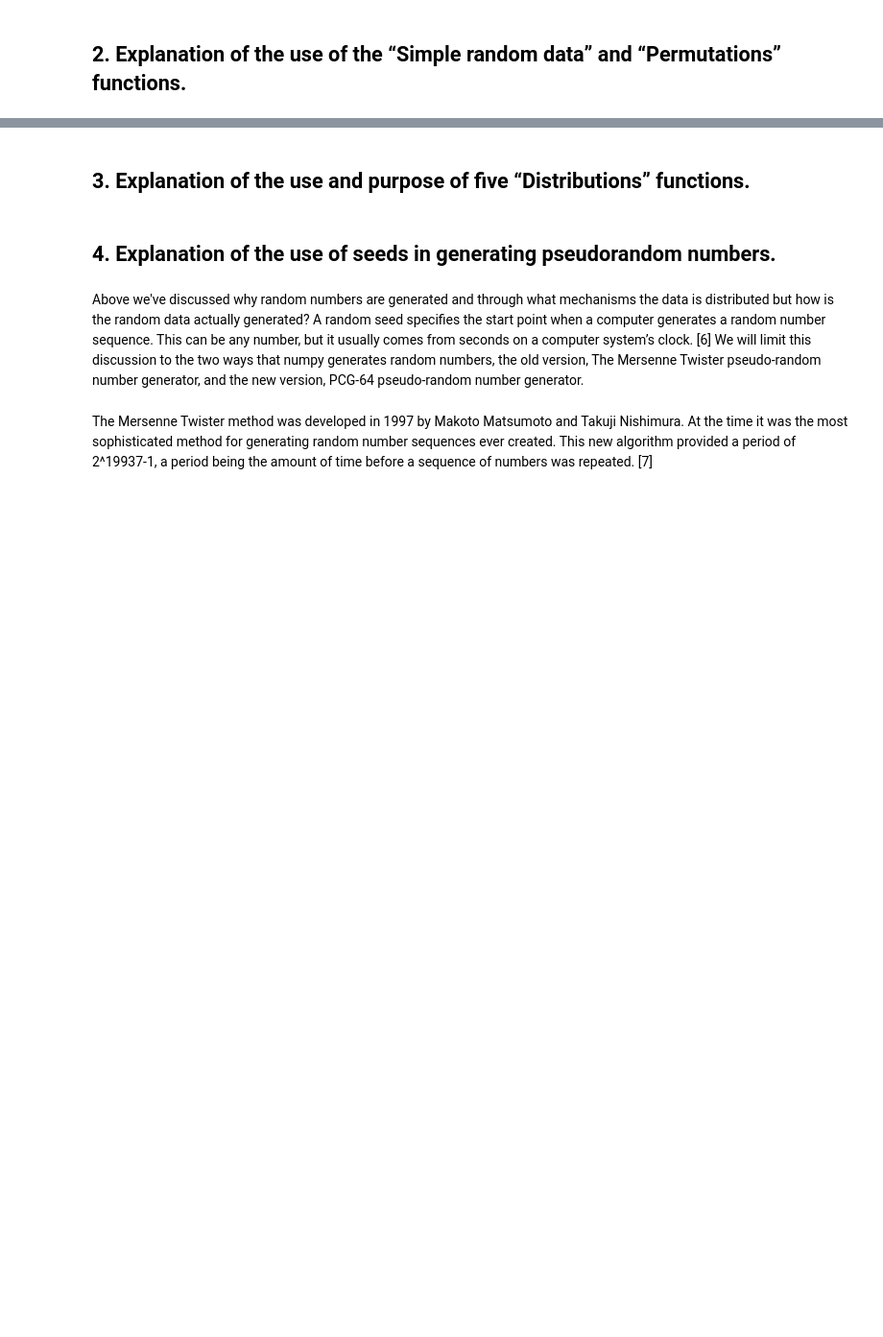
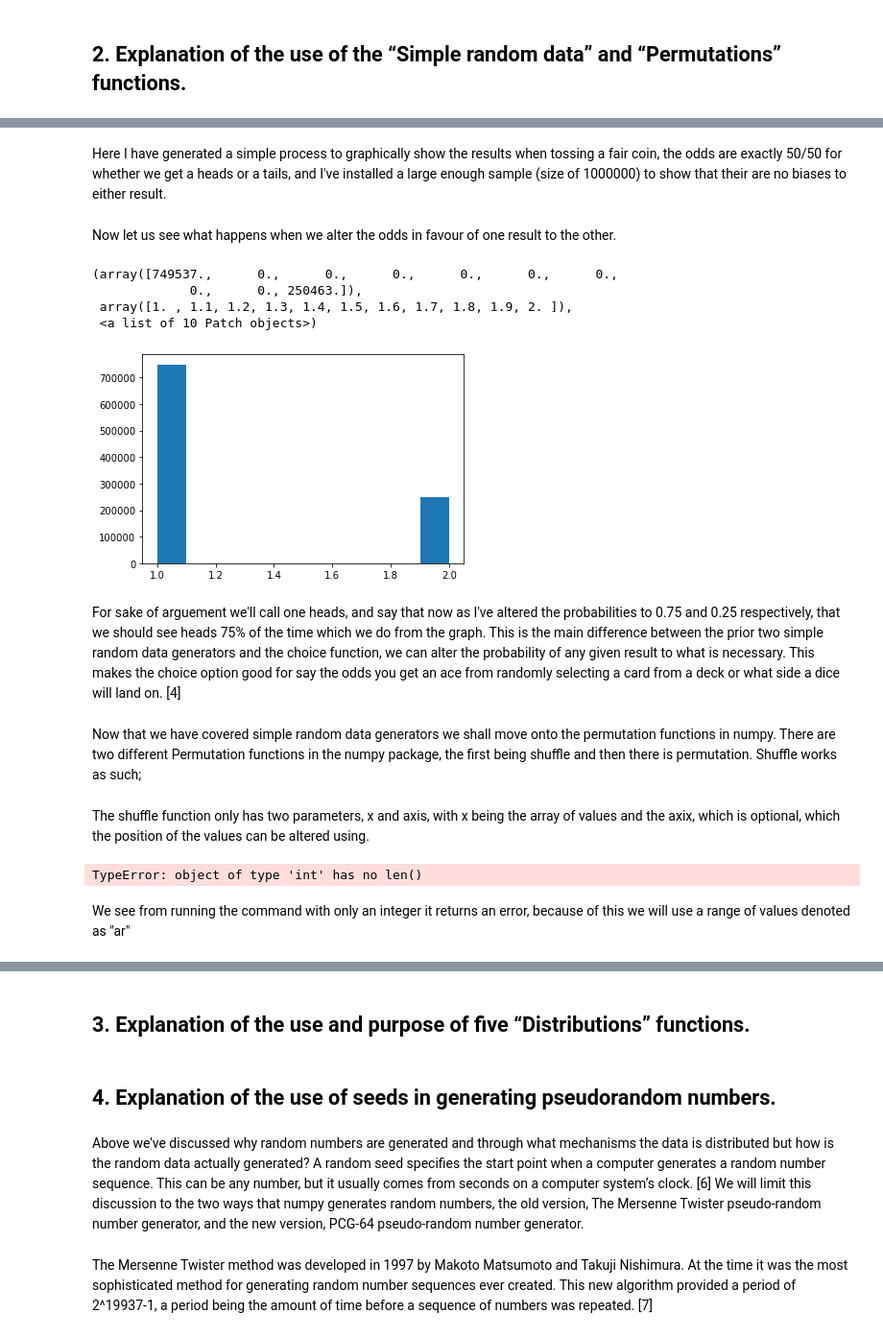
Before and after one commit to declanohara123/numpy-random, a Jupyter notebook: Numpy-Random Investigation.ipynb, the cells around one changed output, grey strips where cells are left out. Shown: that part at 96% size. Saved outputs shown, nothing was run; the diff lists cells and outputs as text; code cells hidden in the pictures; blank space fills up the shorter version.

```diff
--- a/Numpy-Random Investigation.ipynb
+++ b/Numpy-Random Investigation.ipynb
@@ -4,0 +148,26 @@
+# %% [markdown]
+Here I have generated a simple process to graphically show the results when tossing a fair coin, the odds are exactly 50/50 for whether we get a heads or a tails, and I've installed a large enough sample (size of 1000000) to show that their are no biases to either result.
+# %% [markdown]
+Now let us see what happens when we alter the odds in favour of one result to the other.
+# %%
+coin = np.arange(start = 1, stop = 3)
+x = rng.choice(a = coin, size=1000000, p=[0.75, 0.25])
+plt.hist(x)
+# %% [output]
+(array([749537.,      0.,      0.,      0.,      0.,      0.,      0.,
+             0.,      0., 250463.]),
+ array([1. , 1.1, 1.2, 1.3, 1.4, 1.5, 1.6, 1.7, 1.8, 1.9, 2. ]),
+ <a list of 10 Patch objects>)
+[figure, added]
+# %% [markdown]
+For sake of arguement we'll call one heads, and say that now as I've altered the probabilities to 0.75 and 0.25 respectively, that we should see heads 75% of the time which we do from the graph. This is the main difference between the prior two simple random data generators and the choice function, we can alter the probability of any given result to what is necessary. This makes the choice option good for say the odds you get an ace from randomly selecting a card from a deck or what side a dice will land on. [4]
+# %% [markdown]
+Now that we have covered simple random data generators we shall move onto the permutation functions in numpy. There are two different Permutation functions in the numpy package, the first being shuffle and then there is permutation. Shuffle works as such;
+# %% [markdown]
+The shuffle function only has two parameters, x and axis, with x being the array of values and the axix, which is optional, which the position of the values can be altered using.
+# %%
+rng.shuffle(10)
+# %% [output]
+TypeError: object of type 'int' has no len()
+# %% [markdown]
+We see from running the command with only an integer it returns an error, because of this we will use a range of values denoted as "ar"
```
Also changed, not shown: parts of 54 cells of this notebook.
